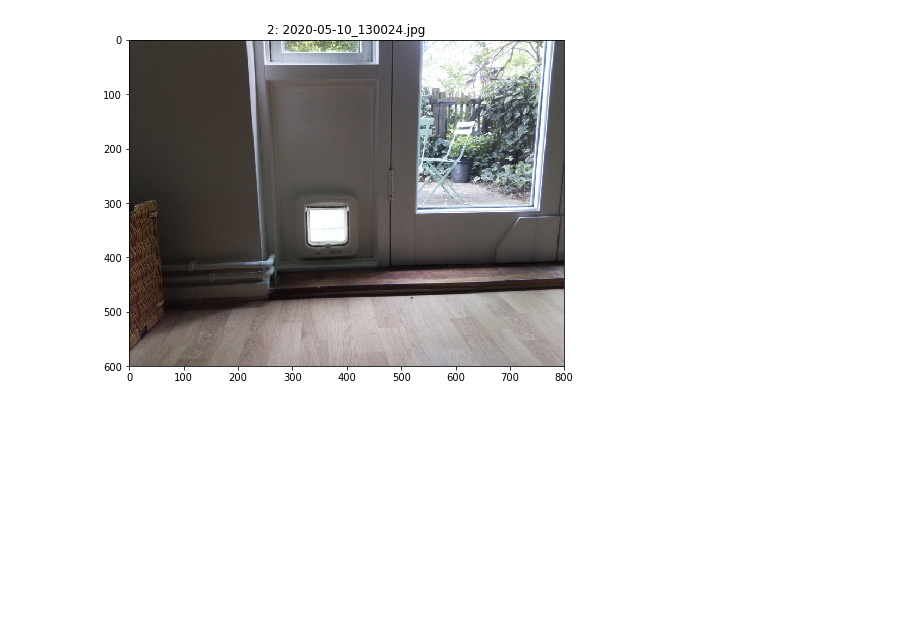
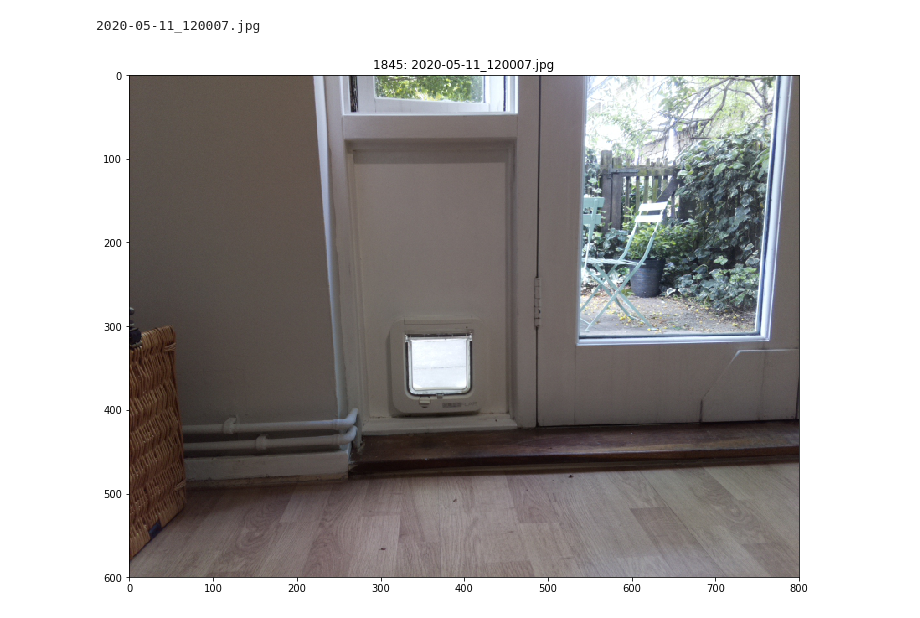
Before and after one commit to oliparson/cat-detection, a Jupyter notebook: notebooks/viewer_for_labelling.ipynb, the cells around one changed output. Cells and saved outputs as stored; diff of their text form; code cells hidden in the pictures; blank space fills up the shorter version.

Commit message:
label whole day

```diff
--- a/notebooks/viewer_for_labelling.ipynb
+++ b/notebooks/viewer_for_labelling.ipynb
@@ -10,7 +10,7 @@ import numpy as np
 # Define bucket and blob prefix
 
 bucket_name = 'catflap-photos-raw'
-prefix = '2020-05-10_13'
+prefix = '2020-05-11'
 # %%
 # Set up bucket
 
@@ -43,0 +40,13 @@ blob_ctr = 0
+# %%
+# Write to CSV file to upload to Google Sheet
+
+blob_df['blob_location'] = 'gs://' + bucket_name + '/' + blob_df.name
+extra_columns = ['contains_cat','in_or_out','entering_or_exiting','seen_through','proportion_of_cat']
+for column in extra_columns:
+    blob_df[column] = np.nan
+
+blob_df[['blob_location']+extra_columns].to_csv('~/cat_detection_labels_'+prefix+'.csv', index=False)
+# %%
+blob_df['timestamp'] = pd.to_datetime(blob_df.name, format='%Y-%m-%d_%H%M%S.jpg')
+
+blob_df.head()
@@ -44,18 +60,27 @@ blob_ctr = 0
+# %%
+# Start on
+
+hhmm = '1200'
+start_timetamp = pd.to_datetime('2020-05-11_'+hhmm, format='%Y-%m-%d_%H%M')
+blob_ctr = blob_df[blob_df.timestamp>start_timetamp].index[0]
 # %%
 # Show next image
 
 blob_name = blob_df.iloc[blob_ctr]['name']
 blob = bucket.blob(blob_name)
 blob_str = blob.download_as_string()
 bytes_io = io.BytesIO(blob_str)
 img = mpimg.imread(bytes_io, format='jpg')
 
 # Show it
-plt.figure(figsize=(8,6))
+plt.figure(figsize=(12,10))
 plt.imshow(img)
 plt.title(str(blob_ctr) + ': ' + blob_name)
 
+print(blob_name)
+
 # Move on to next blob
 blob_ctr += 1
 # %% [output]
+2020-05-11_120007.jpg
-[figure, old version]
+[figure, new version]
```
Also changed, not shown: parts of 3 cells of this notebook.
